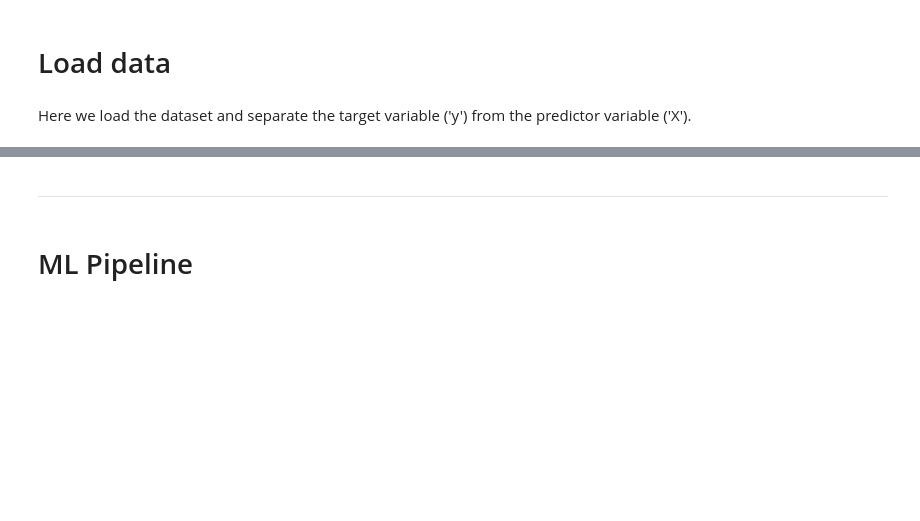
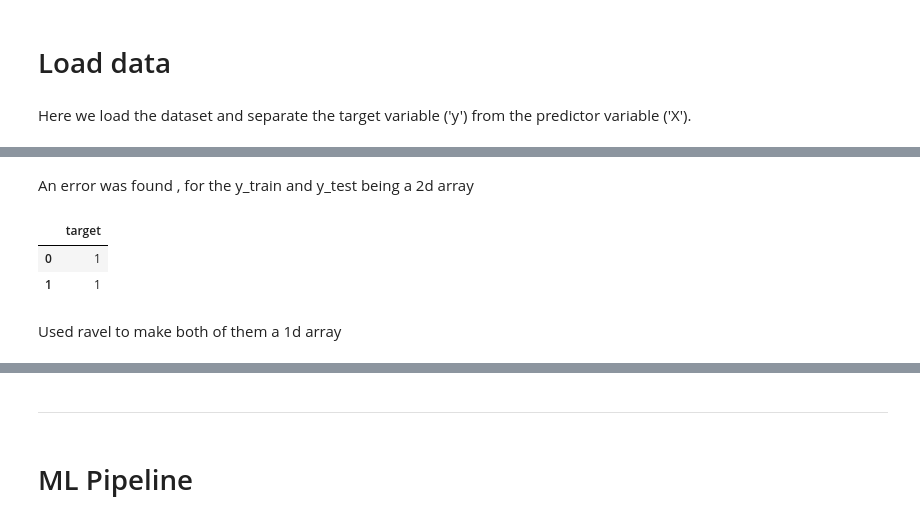
Before and after one commit to michmattera/heart-disease-analysis-and-prediction, a Jupyter notebook: jupyter_notebooks/ModelAndEvaluation.ipynb, the cells around one changed output, grey strips where cells are left out. Cells and saved outputs as stored; diff of their text form; code cells hidden in the pictures; blank space fills up the shorter version.

```diff
--- a/jupyter_notebooks/ModelAndEvaluation.ipynb
+++ b/jupyter_notebooks/ModelAndEvaluation.ipynb
@@ -56,3 +64,13 @@ y_test = (pd.read_csv("outputs/datasets/cleaned/TargetTestSet.csv"))
 y_train = (pd.read_csv("outputs/datasets/cleaned/TargetTrainSet.csv"))
 X_test = (pd.read_csv("outputs/datasets/cleaned/TestSetCleaned.csv"))
 X_train = (pd.read_csv("outputs/datasets/cleaned/TrainSetCleaned.csv"))
+# %% [markdown]
+An error was found , for the y_train and y_test being a 2d array
+# %%
+y_train.head(2)
+# %% [output]
+|  | target |
+| 0 | 1 |
+| 1 | 1 |
+# %% [markdown]
+Used ravel to make both of them a 1d array
```
Also changed, not shown: parts of 9 cells of this notebook, 1 other file.
